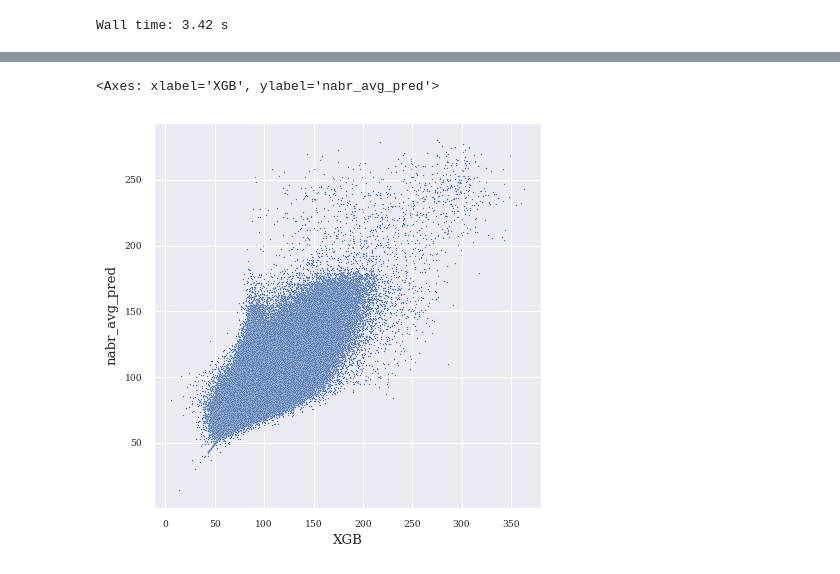
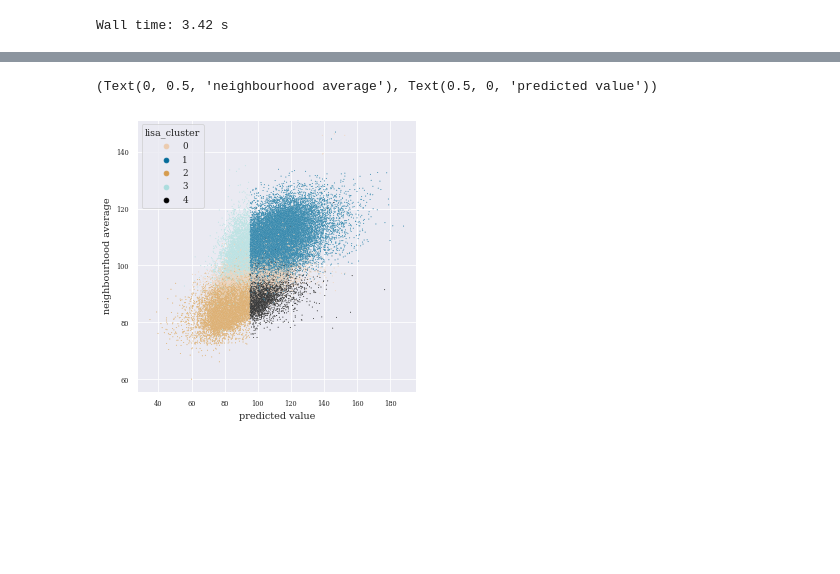
Before and after one commit to AdamSwietek/LUP_VisualCapital, a Jupyter notebook: notebooks/explore_vc/build_lisa_model.ipynb, the cells around one changed output, grey strips where cells are left out. Drawn from its saved outputs; the diff is of its cells as text; code cells hidden in the pictures; blank space fills up the shorter version.

Commit message:
update lisa add figs

```diff
--- a/notebooks/explore_vc/build_lisa_model.ipynb
+++ b/notebooks/explore_vc/build_lisa_model.ipynb
@@ -166,13 +172,8 @@ sig_lvl, min(lm.lisa_pvalues()), int(1/sig_lvl)
-# %%
-lbl_dict = {}
-for ix, n in enumerate(lbls):
-    lbl_dict[ix] = n
-gdf['lisa_lbl'] = [lbl_dict[x] for x in gdf.lisa_cluster]
 # %%
 f, ax = plt.subplots(1, figsize=(5, 5))
-sns.scatterplot(data = dataset, x = 'zrr', y = 'nabr_avg_pred', s = 1, ax = ax)
+sns.scatterplot(data = gdf, x = 'XGB', y = 'nabr_avg_pred', hue = 'lisa_cluster', s = 1, ax = ax, palette=["#ECCBAE", "#046C9A", "#D69C4E", "#ABDDDE", "#000000"])
 
 ax.set_ylabel('neighbourhood average'), ax.set_xlabel('predicted value')
 # %% [output]
-<Axes: xlabel='XGB', ylabel='nabr_avg_pred'>
+(Text(0, 0.5, 'neighbourhood average'), Text(0.5, 0, 'predicted value'))
-[figure, old version]
+[figure, new version]
```
Also changed, not shown: parts of 3 cells of this notebook, 13 other files.
